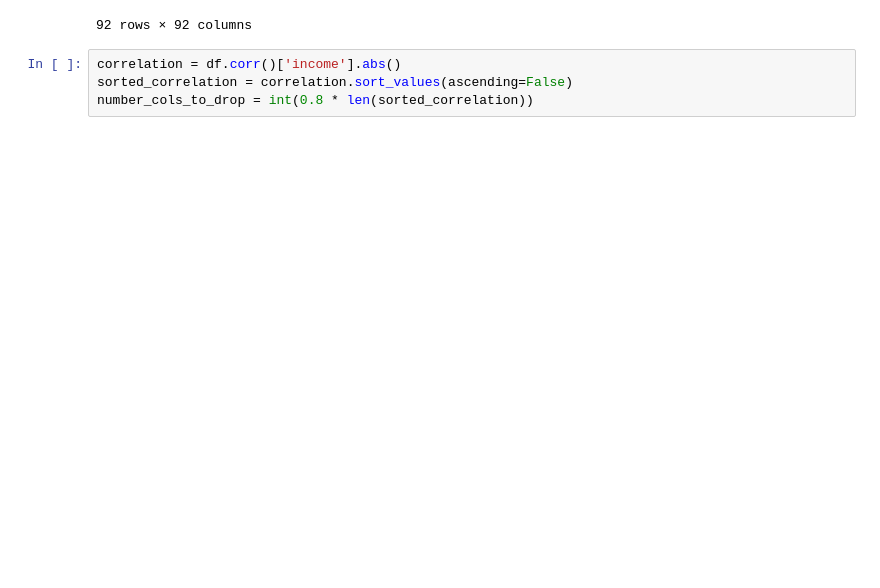
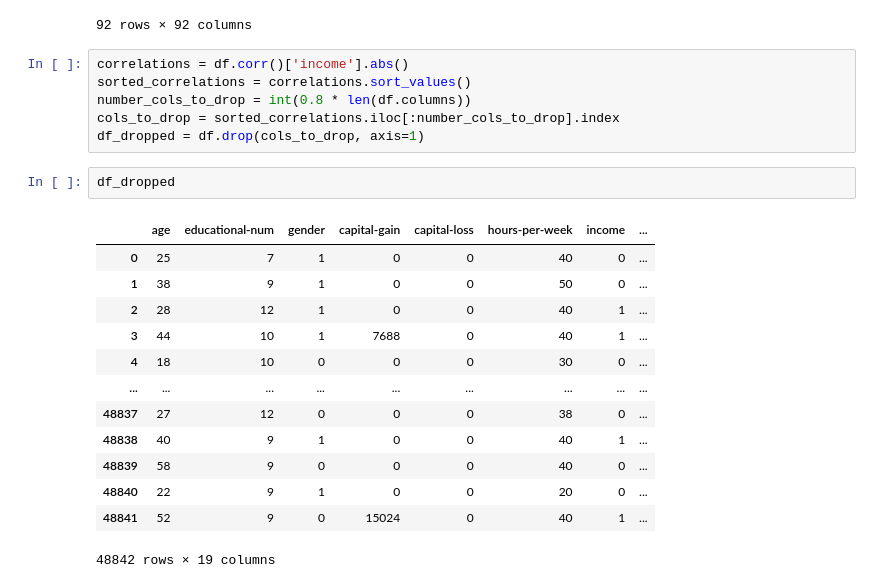
Before and after one commit to gappeah/Income-Prediction-ML, a Jupyter notebook: main.ipynb, the cells around one changed output. Drawn from its saved outputs; the diff is of its cells as text; blank space fills up the shorter version.

```diff
--- a/main.ipynb
+++ b/main.ipynb
@@ -179,6 +179,24 @@ df.corr()
 | native-country_Yugoslavia | 0.002905 | 0.004699 | -0.005798 | 0.005262 | -0.000474 | -0.004713 | -0.000359 | 0.005522 | ... |
 92 rows × 92 columns
 # %%
-correlation = df.corr()['income'].abs()
-sorted_correlation = correlation.sort_values(ascending=False)
-number_cols_to_drop = int(0.8 * len(sorted_correlation))
+correlations = df.corr()['income'].abs()
+sorted_correlations = correlations.sort_values()
+number_cols_to_drop = int(0.8 * len(df.columns))
+cols_to_drop = sorted_correlations.iloc[:number_cols_to_drop].index
+df_dropped = df.drop(cols_to_drop, axis=1)
+# %%
+df_dropped
+# %% [output]
+|  | age | educational-num | gender | capital-gain | capital-loss | hours-per-week | income | ... |
+| 0 | 25 | 7 | 1 | 0 | 0 | 40 | 0 | ... |
+| 1 | 38 | 9 | 1 | 0 | 0 | 50 | 0 | ... |
+| 2 | 28 | 12 | 1 | 0 | 0 | 40 | 1 | ... |
+| 3 | 44 | 10 | 1 | 7688 | 0 | 40 | 1 | ... |
+| 4 | 18 | 10 | 0 | 0 | 0 | 30 | 0 | ... |
+| ... | ... | ... | ... | ... | ... | ... | ... | ... |
+| 48837 | 27 | 12 | 0 | 0 | 0 | 38 | 0 | ... |
+| 48838 | 40 | 9 | 1 | 0 | 0 | 40 | 1 | ... |
+| 48839 | 58 | 9 | 0 | 0 | 0 | 40 | 0 | ... |
+| 48840 | 22 | 9 | 1 | 0 | 0 | 20 | 0 | ... |
+| 48841 | 52 | 9 | 0 | 15024 | 0 | 40 | 1 | ... |
+48842 rows × 19 columns
```
Also changed, not shown: parts of 2 cells of this notebook.
